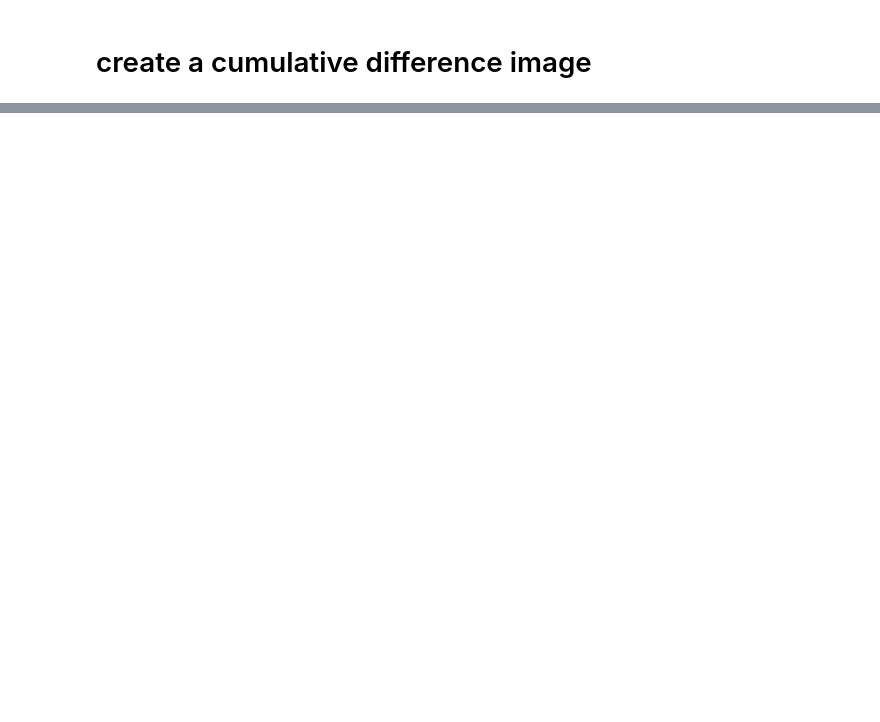
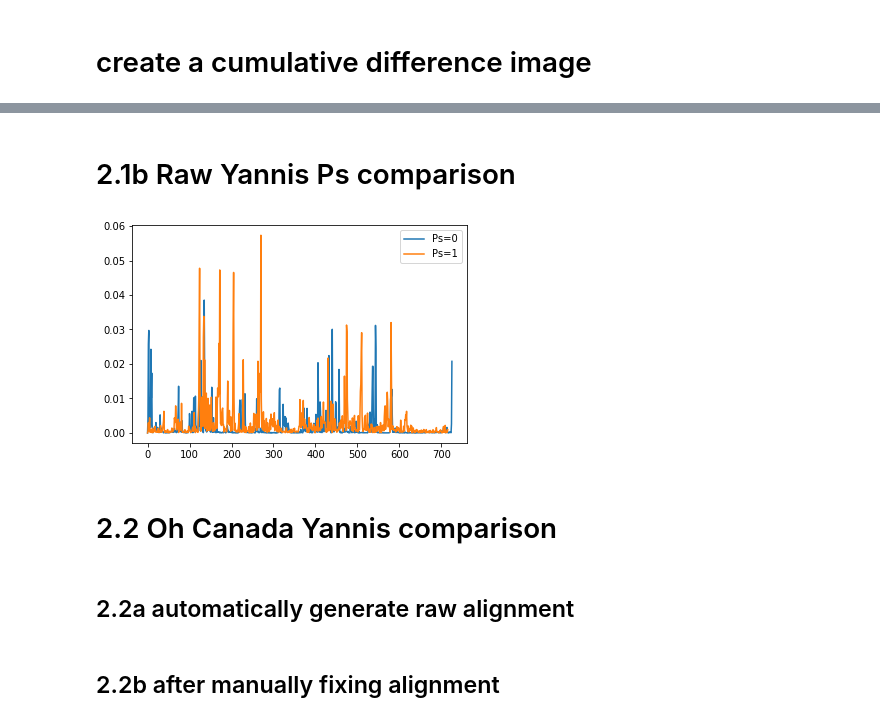
Before and after one commit to EvanSamaa/jali_sing, a Jupyter notebook: Singing evaluation.ipynb, the cells around one changed output, grey strips where cells are left out. Cells and saved outputs as stored; diff of their text form; code cells hidden in the pictures; blank space fills up the shorter version.

```diff
--- a/Singing evaluation.ipynb
+++ b/Singing evaluation.ipynb
@@ -77,0 +252,31 @@ plt.plot(diff)
+# %% [markdown]
+# 2.1b Raw Yannis Ps comparison
+# %%
+fileName = "F:\\MASC\\Jali_sing\\Revision\\validation\\faceware session Yannis\\Oh Canada\\landmark_comparison\\Ps0.xml"
+lm_Ps0 = faceWareLandmarkObject(fileName)
+
+fileName = "F:\\MASC\\Jali_sing\\Revision\\validation\\faceware session Yannis\\Oh Canada\\landmark_comparison\\Ps1.xml"
+lm_Ps1 = faceWareLandmarkObject(fileName)
+
+
+mouth_Ps0 = lm_Ps0.getMouth()[0]
+velocity_Ps0 = savgol_filter(get_average_velocity(mouth_Ps0, dt), 21, 2)
+velocity_Ps0 = get_average_velocity(mouth_Ps0, dt)
+velocity_Ps0 = np.where(velocity_Ps0>0, velocity_Ps0, 0)
+
+mouth_Ps1 = lm_Ps1.getMouth()[0]
+velocity_Ps1 = savgol_filter(get_average_velocity(mouth_Ps1, dt), 21, 2)
+velocity_Ps1 = get_average_velocity(mouth_Ps1, dt)
+
+velocity_Ps1 = np.where(velocity_Ps1>0, velocity_Ps1, 0)
+
+plt.plot(velocity_Ps0, label="Ps=0")
+plt.plot(velocity_Ps1, label="Ps=1")
+plt.legend()
+plt.show()
+# %% [output]
+[figure, added]
+# %% [markdown]
+# 2.2 Oh Canada Yannis comparison
+# %% [markdown]
+## 2.2a automatically generate raw alignment
@@ -77,0 +296,2 @@ plt.plot(diff)
+# %% [markdown]
+## 2.2b after manually fixing alignment
```
Also changed, not shown: parts of 20 cells of this notebook, 1 other file.
